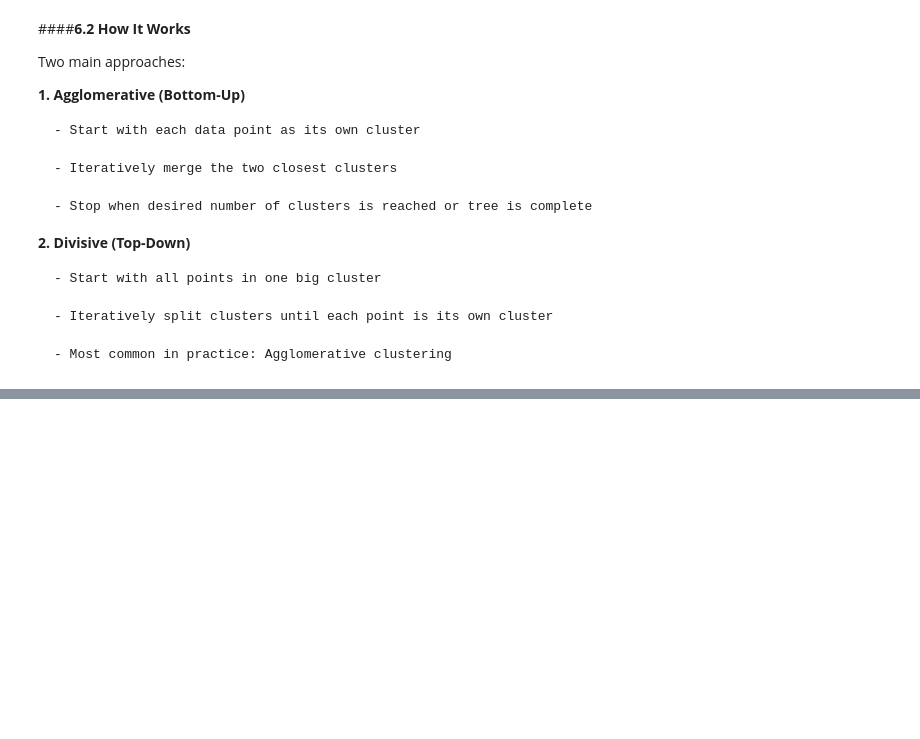
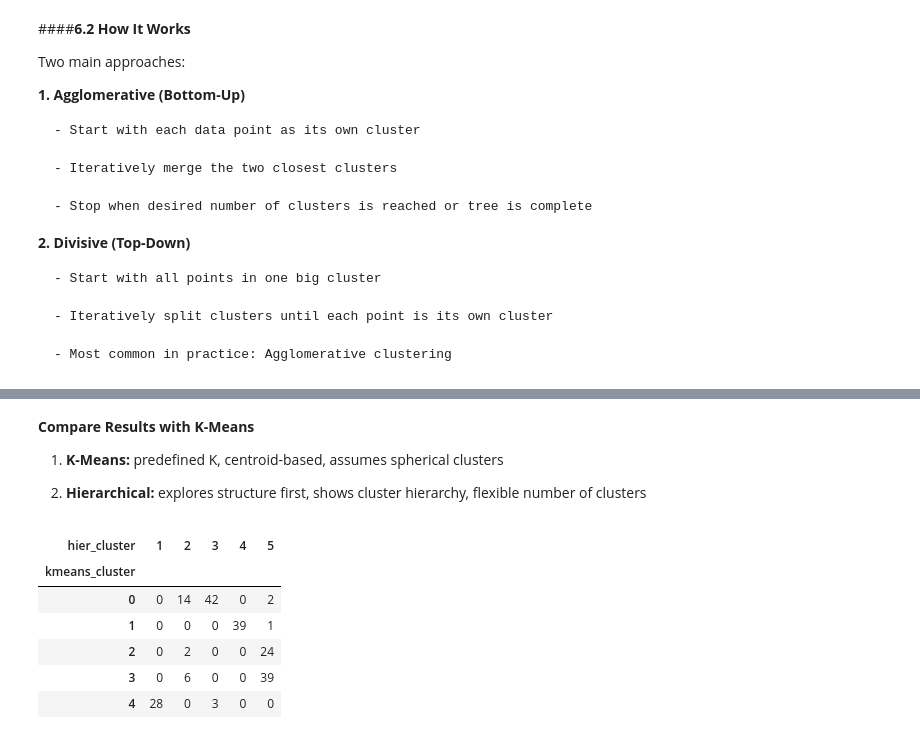
Before and after one commit to epythonlab2/AI_4_health, a Jupyter notebook: module_2_unsupervised_machine_learning.ipynb, the cells around one changed output, grey strips where cells are left out. Saved outputs shown, nothing was run; the diff lists cells and outputs as text; code cells hidden in the pictures; blank space fills up the shorter version.

```diff
--- a/module_2_unsupervised_machine_learning.ipynb
+++ b/module_2_unsupervised_machine_learning.ipynb
@@ -1196,0 +1281,27 @@ Two main approaches:
+# %% [markdown]
+**Compare Results with K-Means**
+
+1. **K-Means:** predefined K, centroid-based, assumes spherical clusters
+
+2. **Hierarchical:** explores structure first, shows cluster hierarchy, flexible number of clusters
+# %%
+from sklearn.cluster import KMeans
+
+# Example: KMeans with K=5
+kmeans = KMeans(n_clusters=5, random_state=42)
+df['kmeans_cluster'] = kmeans.fit_predict(X_scaled)
+
+# Compare with hierarchical clusters (choose 5 clusters)
+from scipy.cluster.hierarchy import fcluster
+df['hier_cluster'] = fcluster(linked, 5, criterion='maxclust')
+
+# Compare assignments
+pd.crosstab(df['kmeans_cluster'], df['hier_cluster'])
+# %% [output]
+| hier_cluster | 1 | 2 | 3 | 4 | 5 |
+| kmeans_cluster |  |  |  |  |  |
+| 0 | 0 | 14 | 42 | 0 | 2 |
+| 1 | 0 | 0 | 0 | 39 | 1 |
+| 2 | 0 | 2 | 0 | 0 | 24 |
+| 3 | 0 | 6 | 0 | 0 | 39 |
+| 4 | 28 | 0 | 3 | 0 | 0 |
```
Also changed, not shown: parts of 10 cells of this notebook.
